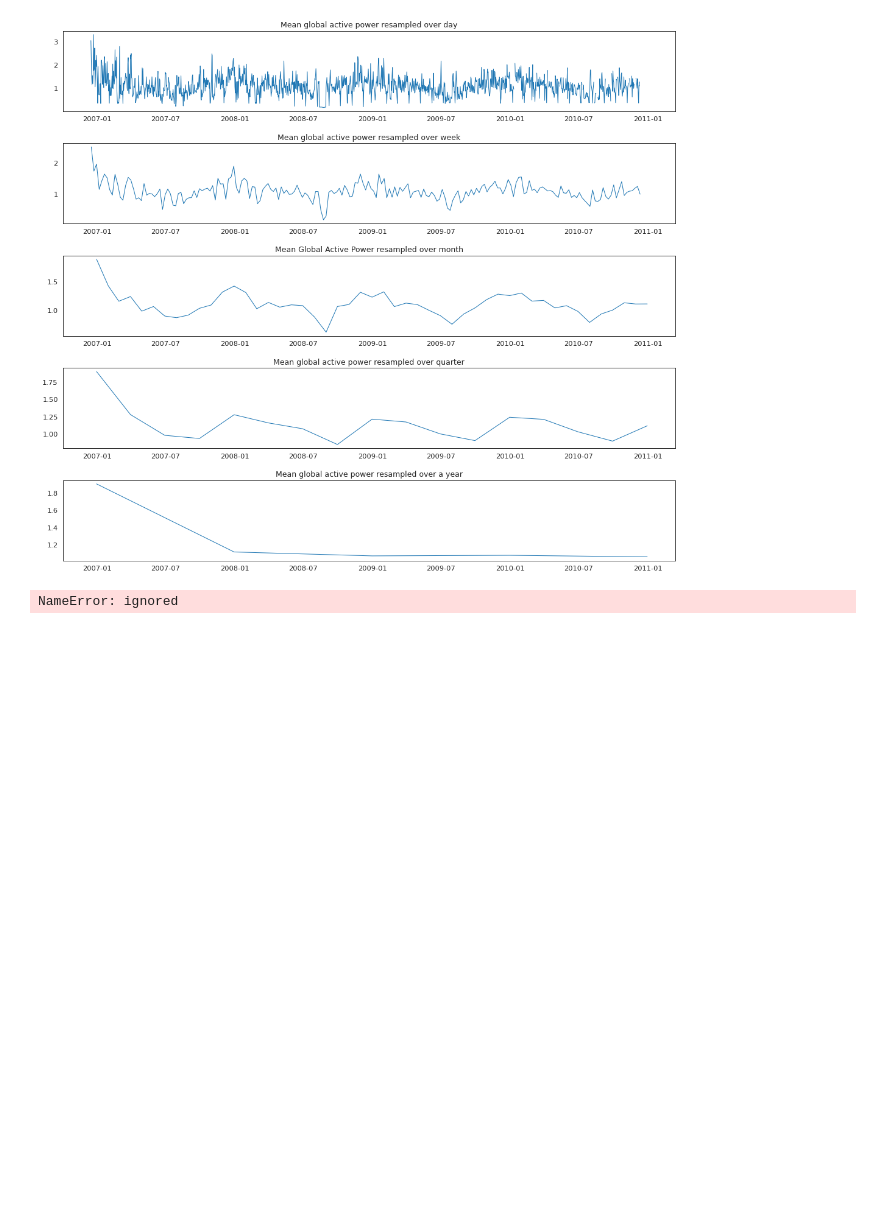
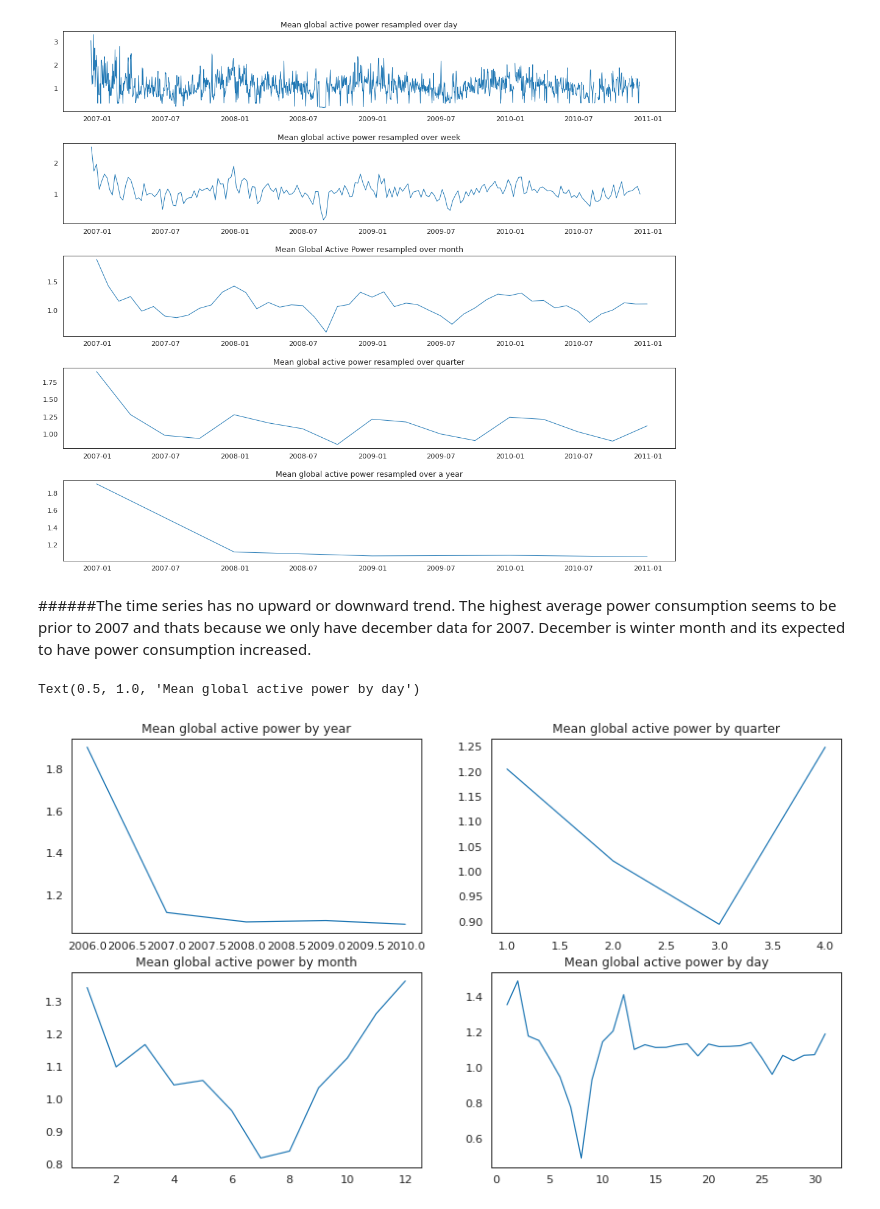
Before and after one commit to Chirag314/Household-power-consumption, a Jupyter notebook: household_power_consumption.ipynb, the cells around one changed output. Saved outputs shown, nothing was run; the diff lists cells and outputs as text; code cells hidden in the pictures; blank space fills up the shorter version.

```diff
--- a/household_power_consumption.ipynb
+++ b/household_power_consumption.ipynb
@@ -200,10 +200,31 @@ ax5.set_title('Mean global active power resampled over a year')
 ax5.tick_params(axis='both',which='major')
 # %% [output]
 [figure]
-# %%
-#Split dataset into test and validation
-
-test_cutoff_date=df['date_time'].max()-timedelta(days-7)
-val_cutoff_date=test_cutoff_date-timedelta(days-14)
-# %% [output]
-NameError: ignored
+# %% [markdown]
+######The time series has no upward or downward trend. The highest average power consumption seems to be prior to 2007 and thats because we only have december data for 2007. December is winter month and its expected to have power consumption increased.
+# %%
+# Plot mean global active power grouped by year, quarter,monh and day
+
+plt.figure(figsize=(14,8))
+plt.subplot(2,2,1)
+df.groupby('year').Global_active_power.agg('mean').plot()
+plt.xlabel('')
+plt.title('Mean global active power by year')
+
+plt.subplot(2,2,2)
+df.groupby('quarter').Global_active_power.agg('mean').plot()
+plt.xlabel('')
+plt.title('Mean global active power by quarter')
+
+plt.subplot(2,2,3)
+df.groupby('month').Global_active_power.agg('mean').plot()
+plt.xlabel('')
+plt.title('Mean global active power by month')
+
+plt.subplot(2,2,4)
+df.groupby('day').Global_active_power.agg('mean').plot()
+plt.xlabel('')
+plt.title('Mean global active power by day')
+# %% [output]
+Text(0.5, 1.0, 'Mean global active power by day')
+[figure, added]
```
Also changed, not shown: parts of 8 cells of this notebook.
